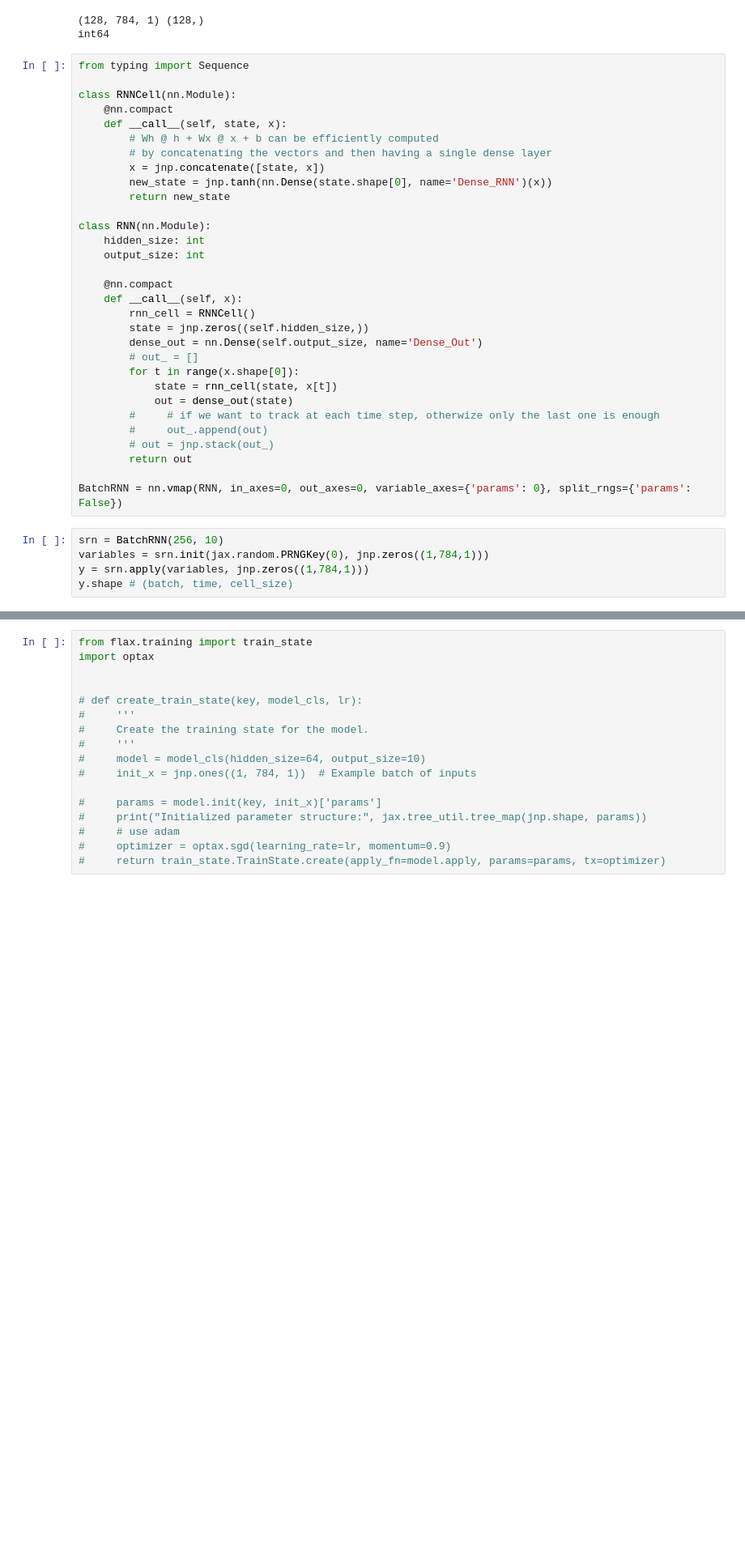
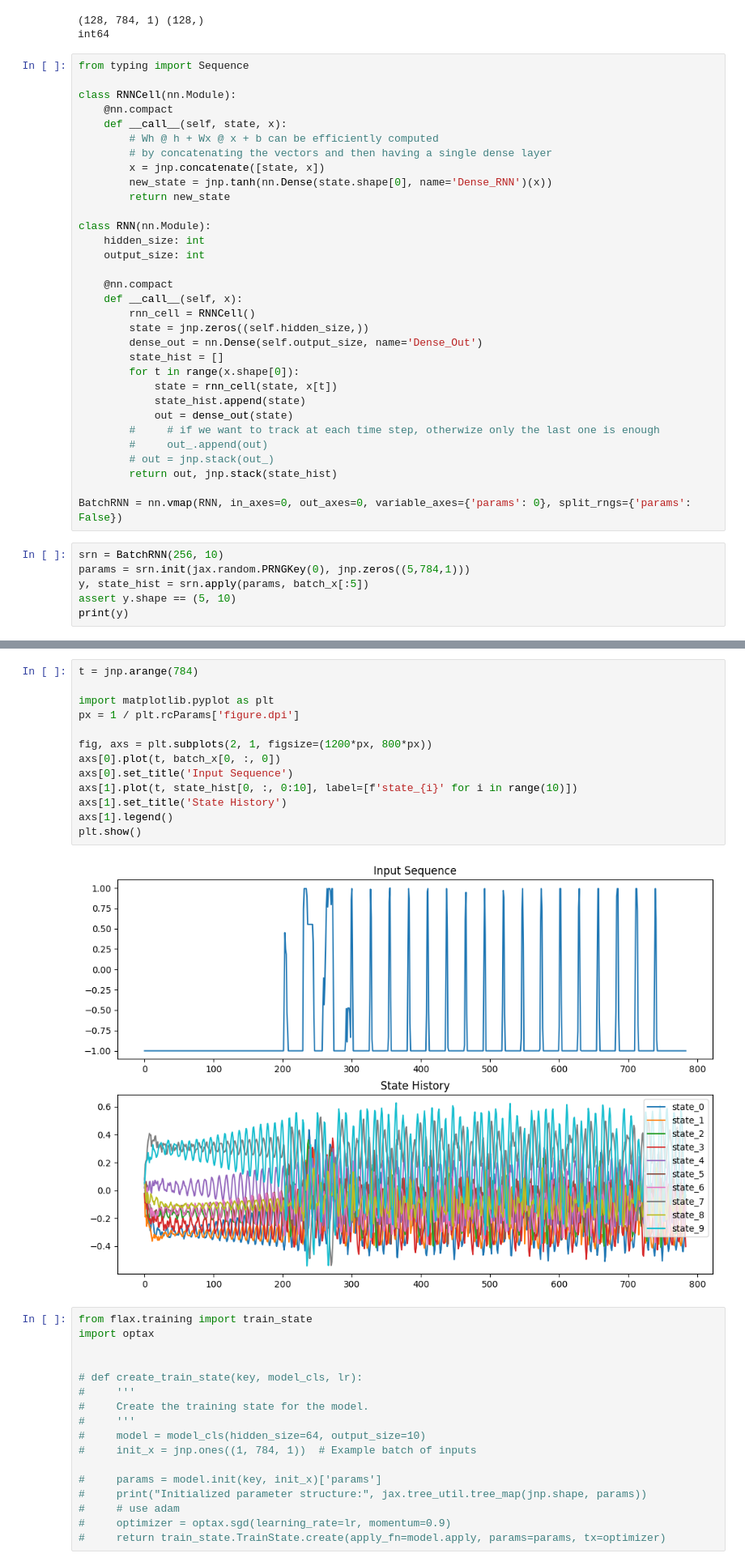
Before and after one commit to TristanTorchet/LearningJAX, a Jupyter notebook: Flax/flax1d_SRN.ipynb, the cells around one changed output, grey strips where cells are left out. Shown at 81% size. Drawn from its saved outputs; the diff is of its cells as text; blank space fills up the shorter version.

Commit message:
flax - 1d - sMNIST - SRN - plotting states because it doesn't learn

```diff
--- a/Flax/flax1d_SRN.ipynb
+++ b/Flax/flax1d_SRN.ipynb
@@ -96,19 +99,21 @@ class RNN(nn.Module):
         rnn_cell = RNNCell()
         state = jnp.zeros((self.hidden_size,))
         dense_out = nn.Dense(self.output_size, name='Dense_Out')
-        # out_ = []
+        state_hist = []
         for t in range(x.shape[0]):
             state = rnn_cell(state, x[t])
+            state_hist.append(state)
             out = dense_out(state)
         #     # if we want to track at each time step, otherwize only the last one is enough
         #     out_.append(out)
         # out = jnp.stack(out_)
-        return out
+        return out, jnp.stack(state_hist)
 
 BatchRNN = nn.vmap(RNN, in_axes=0, out_axes=0, variable_axes={'params': 0}, split_rngs={'params': False})
 # %%
 srn = BatchRNN(256, 10)
-variables = srn.init(jax.random.PRNGKey(0), jnp.zeros((1,784,1)))
-y = srn.apply(variables, jnp.zeros((1,784,1)))
-y.shape # (batch, time, cell_size)
+params = srn.init(jax.random.PRNGKey(0), jnp.zeros((5,784,1)))
+y, state_hist = srn.apply(params, batch_x[:5])
+assert y.shape == (5, 10)
+print(y)
 # %% [output]
@@ -116,3 +133,18 @@ y.shape # (batch, time, cell_size)
+# %%
+t = jnp.arange(784)
+
+import matplotlib.pyplot as plt
+px = 1 / plt.rcParams['figure.dpi']
+
+fig, axs = plt.subplots(2, 1, figsize=(1200*px, 800*px))
+axs[0].plot(t, batch_x[0, :, 0])
+axs[0].set_title('Input Sequence')
+axs[1].plot(t, state_hist[0, :, 0:10], label=[f'state_{i}' for i in range(10)])
+axs[1].set_title('State History')
+axs[1].legend()
+plt.show()
+# %% [output]
+[figure, added]
 # %%
 from flax.training import train_state
 import optax
```
Also changed, not shown: parts of 6 cells of this notebook.
